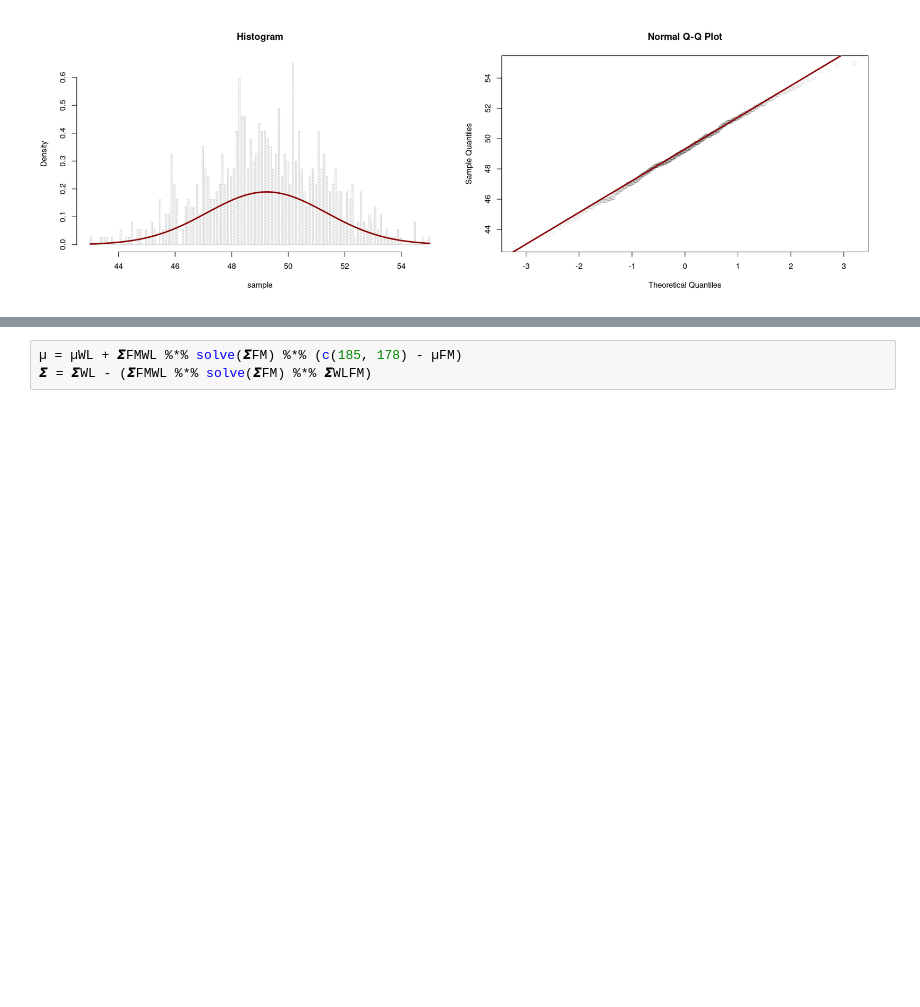
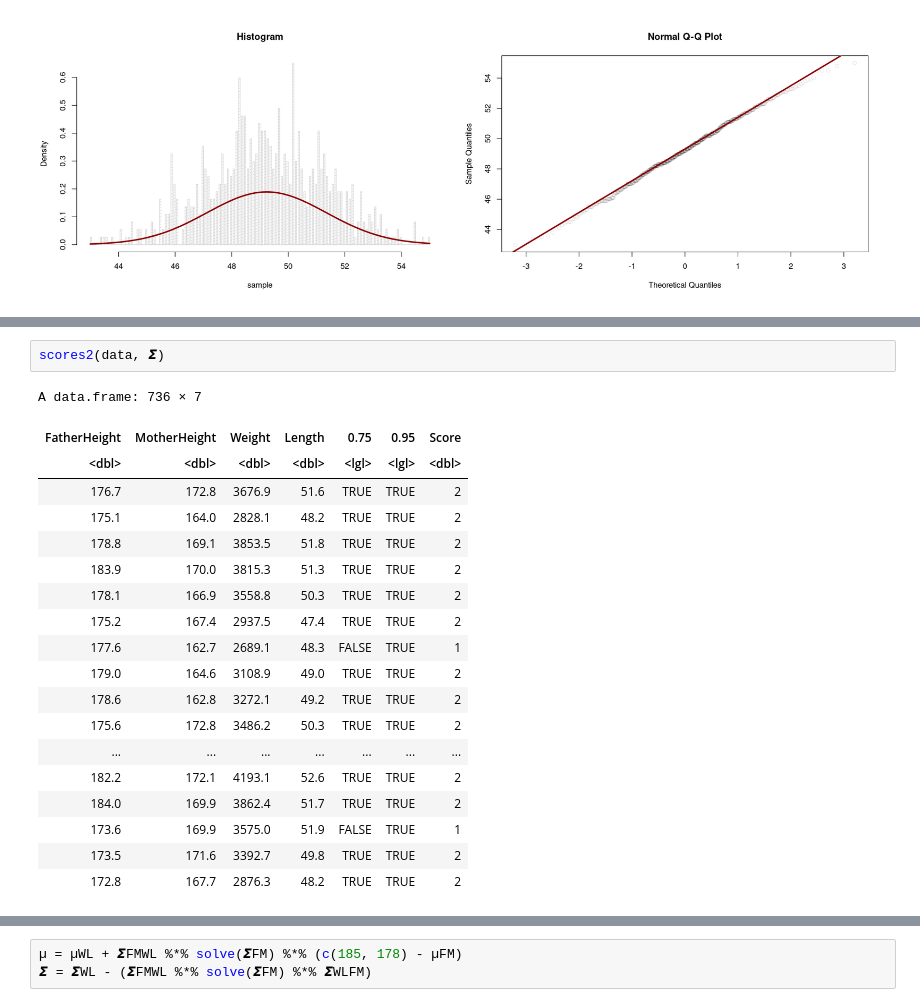
Before and after one commit to ventus550/university, a Jupyter notebook: statistical-learning/lab1/report.ipynb, the cells around one changed output, grey strips where cells are left out. Drawn from its saved outputs; the diff is of its cells as text; blank space fills up the shorter version.

```diff
--- a/statistical-learning/lab1/report.ipynb
+++ b/statistical-learning/lab1/report.ipynb
@@ -371,0 +360,22 @@ table(scores(dataWL, µ, 𝞢)$Score) / length(data$Length)
+# %%
+scores2(data, 𝞢)
+# %% [output]
+A data.frame: 736 × 7
+| FatherHeight | MotherHeight | Weight | Length | 0.75 | 0.95 | Score |
+| <dbl> | <dbl> | <dbl> | <dbl> | <lgl> | <lgl> | <dbl> |
+| 176.7 | 172.8 | 3676.9 | 51.6 | TRUE | TRUE | 2 |
+| 175.1 | 164.0 | 2828.1 | 48.2 | TRUE | TRUE | 2 |
+| 178.8 | 169.1 | 3853.5 | 51.8 | TRUE | TRUE | 2 |
+| 183.9 | 170.0 | 3815.3 | 51.3 | TRUE | TRUE | 2 |
+| 178.1 | 166.9 | 3558.8 | 50.3 | TRUE | TRUE | 2 |
+| 175.2 | 167.4 | 2937.5 | 47.4 | TRUE | TRUE | 2 |
+| 177.6 | 162.7 | 2689.1 | 48.3 | FALSE | TRUE | 1 |
+| 179.0 | 164.6 | 3108.9 | 49.0 | TRUE | TRUE | 2 |
+| 178.6 | 162.8 | 3272.1 | 49.2 | TRUE | TRUE | 2 |
+| 175.6 | 172.8 | 3486.2 | 50.3 | TRUE | TRUE | 2 |
+| ... | ... | ... | ... | ... | ... | ... |
+| 182.2 | 172.1 | 4193.1 | 52.6 | TRUE | TRUE | 2 |
+| 184.0 | 169.9 | 3862.4 | 51.7 | TRUE | TRUE | 2 |
+| 173.6 | 169.9 | 3575.0 | 51.9 | FALSE | TRUE | 1 |
+| 173.5 | 171.6 | 3392.7 | 49.8 | TRUE | TRUE | 2 |
+| 172.8 | 167.7 | 2876.3 | 48.2 | TRUE | TRUE | 2 |
```
Also changed, not shown: parts of 36 cells of this notebook.
